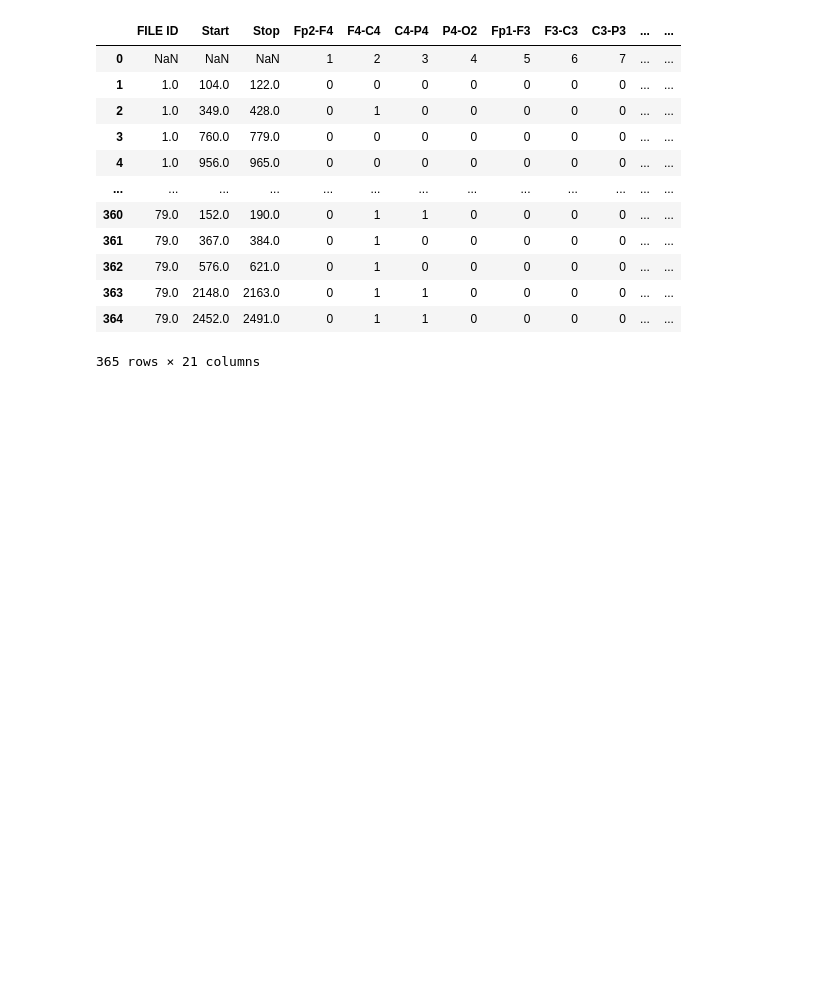
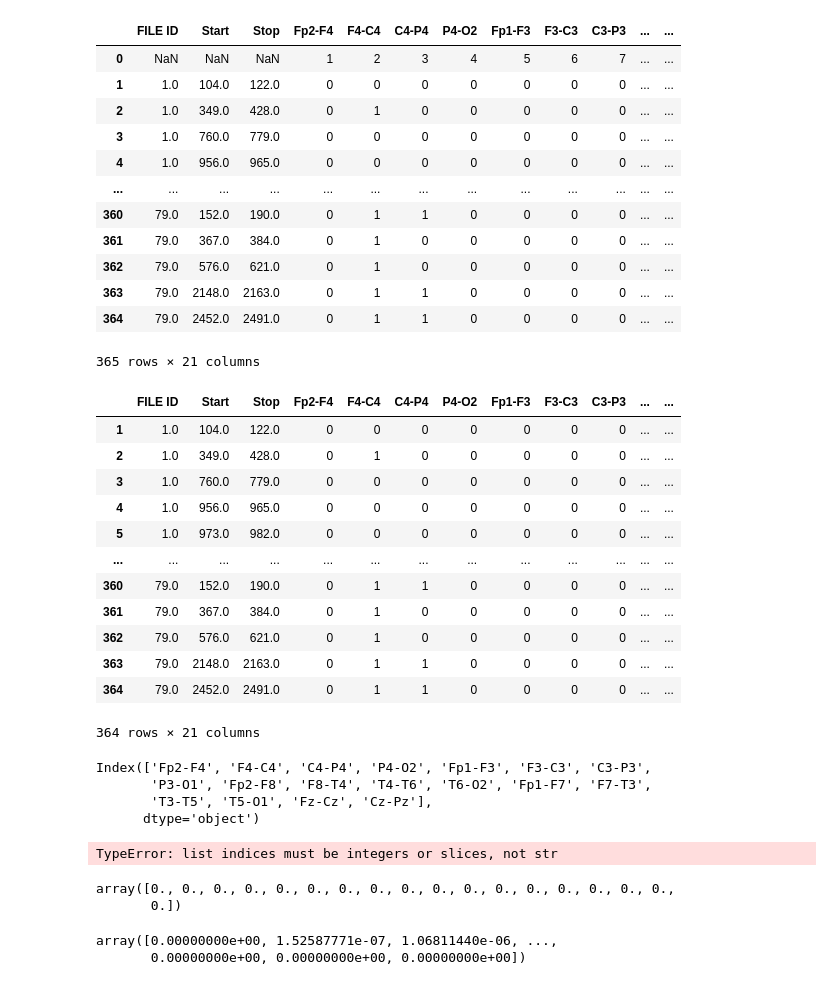
Before and after one commit to rimraf-adi/eeg, a Jupyter notebook: load.ipynb, the cells around one changed output. Cells and saved outputs as stored; diff of their text form; code cells hidden in the pictures; blank space fills up the shorter version.

```diff
--- a/load.ipynb
+++ b/load.ipynb
@@ -163,0 +311,45 @@ seizured_segments = []
+# %%
+annotations
+# %% [output]
+|  | FILE ID | Start | Stop | Fp2-F4 | F4-C4 | C4-P4 | P4-O2 | Fp1-F3 | F3-C3 | C3-P3 | ... | ... |
+| 1 | 1.0 | 104.0 | 122.0 | 0 | 0 | 0 | 0 | 0 | 0 | 0 | ... | ... |
+| 2 | 1.0 | 349.0 | 428.0 | 0 | 1 | 0 | 0 | 0 | 0 | 0 | ... | ... |
+| 3 | 1.0 | 760.0 | 779.0 | 0 | 0 | 0 | 0 | 0 | 0 | 0 | ... | ... |
+| 4 | 1.0 | 956.0 | 965.0 | 0 | 0 | 0 | 0 | 0 | 0 | 0 | ... | ... |
+| 5 | 1.0 | 973.0 | 982.0 | 0 | 0 | 0 | 0 | 0 | 0 | 0 | ... | ... |
+| ... | ... | ... | ... | ... | ... | ... | ... | ... | ... | ... | ... | ... |
+| 360 | 79.0 | 152.0 | 190.0 | 0 | 1 | 1 | 0 | 0 | 0 | 0 | ... | ... |
+| 361 | 79.0 | 367.0 | 384.0 | 0 | 1 | 0 | 0 | 0 | 0 | 0 | ... | ... |
+| 362 | 79.0 | 576.0 | 621.0 | 0 | 1 | 0 | 0 | 0 | 0 | 0 | ... | ... |
+| 363 | 79.0 | 2148.0 | 2163.0 | 0 | 1 | 1 | 0 | 0 | 0 | 0 | ... | ... |
+| 364 | 79.0 | 2452.0 | 2491.0 | 0 | 1 | 1 | 0 | 0 | 0 | 0 | ... | ... |
+364 rows × 21 columns
+# %%
+iter = annotations.columns[3:]
+iter
+# %% [output]
+Index(['Fp2-F4', 'F4-C4', 'C4-P4', 'P4-O2', 'Fp1-F3', 'F3-C3', 'C3-P3',
+       'P3-O1', 'Fp2-F8', 'F8-T4', 'T4-T6', 'T6-O2', 'Fp1-F7', 'F7-T3',
+       'T3-T5', 'T5-O1', 'Fz-Cz', 'Cz-Pz'],
+      dtype='object')
+# %%
+for i in range(364):
+    patient = annotations['FILE ID'].iloc[i]
+    start = annotations['Start'].iloc[i]
+    end = annotations['End'].iloc[i]
+    for col_idx,col in enumerate(iter):
+        if annotations[col].iloc[i] == 1:
+            for ran in range(start*256, end*256):
+                seizured_segments[patient][col_idx][start*256:end*256] = eeg_set[patient][col_idx][start*256:end*256]
+# %% [output]
+TypeError: list indices must be integers or slices, not str
+# %%
+seizured_segments[0][0]
+# %% [output]
+array([0., 0., 0., 0., 0., 0., 0., 0., 0., 0., 0., 0., 0., 0., 0., 0., 0.,
+       0.])
+# %%
+eeg_set[0][0]
+# %% [output]
+array([0.00000000e+00, 1.52587771e-07, 1.06811440e-06, ...,
+       0.00000000e+00, 0.00000000e+00, 0.00000000e+00])
```
Also changed, not shown: parts of 4 cells of this notebook.
